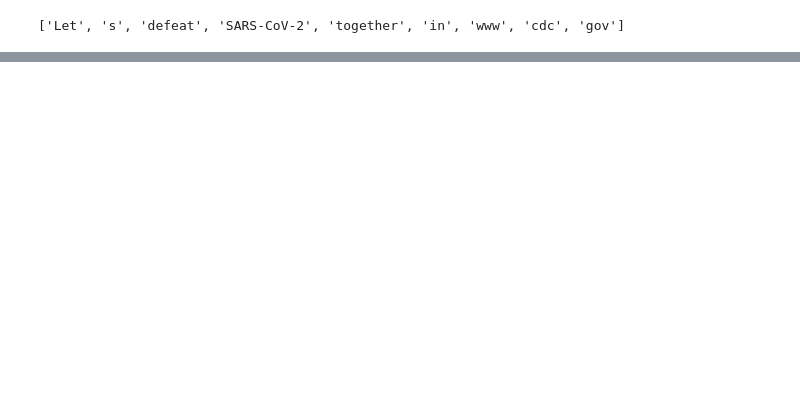
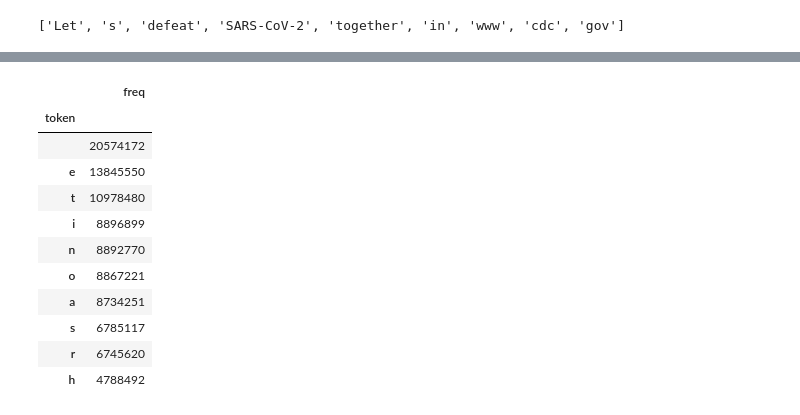
Before and after one commit to tejareddy555/Text-based-analysis, a Jupyter notebook: classwork24.ipynb, the cells around one changed output, grey strips where cells are left out. Saved outputs shown, nothing was run; the diff lists cells and outputs as text; code cells hidden in the pictures; blank space fills up the shorter version.

```diff
--- a/classwork24.ipynb
+++ b/classwork24.ipynb
@@ -243,0 +278,4 @@ print(testtokens)
+# %%
+counter = Counter()
+df['tokens'].map(counter.update)
+print(counter.most_common(5)) #print the most common 5 tokens
@@ -243,0 +284,22 @@ print(testtokens)
+# %%
+
+import pandas as pd
+from collections import Counter
+
+
+
+freq_df = pd.DataFrame.from_dict(counter, orient='index', columns=['freq'])
+freq_df = freq_df.query('freq >= 1')
+freq_df.index.name = 'token'
+# %%
+import pandas as pd
+from collections import Counter
+
+
+
+
+# Sort the DataFrame by frequency in descending order
+freq_df = freq_df.sort_values('freq', ascending=False)
+
+# Display the top 10 rows of the sorted DataFrame
+print(freq_df.head(10))
@@ -243,0 +345,16 @@ print(testtokens)
+# %%
+freq_df = freq_df.sort_values('freq', ascending=False)
+freq_df.head(10)
+# %% [output]
+|  | freq |
+| token |  |
+|  | 20574172 |
+| e | 13845550 |
+| t | 10978480 |
+| i | 8896899 |
+| n | 8892770 |
+| o | 8867221 |
+| a | 8734251 |
+| s | 6785117 |
+| r | 6745620 |
+| h | 4788492 |
```
Also changed, not shown: parts of 32 cells of this notebook.
